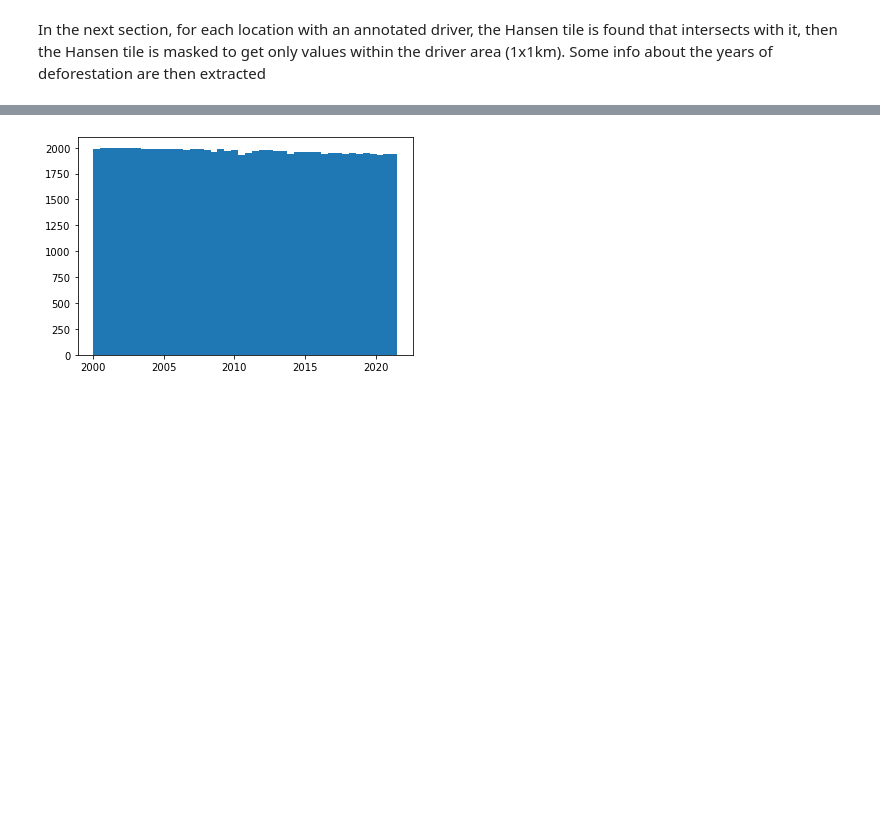
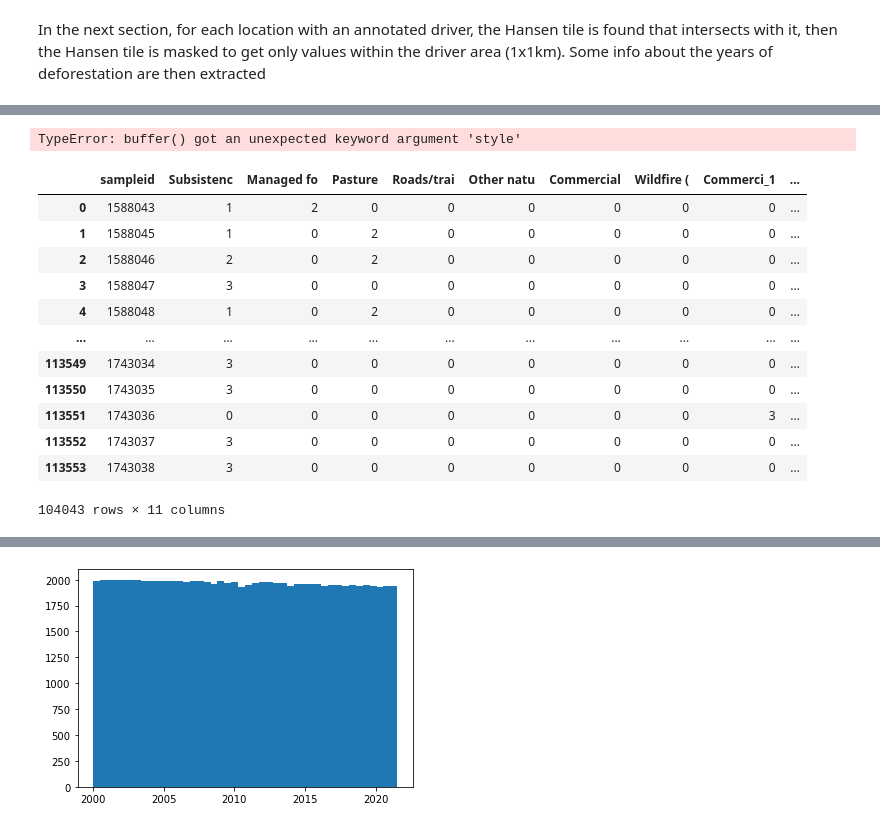
Before and after one commit to janpisl/deforestation-drivers, a Jupyter notebook: notebooks/temporal_distribution_of_geo_wiki_samples.ipynb, the cells around one changed output, grey strips where cells are left out. Cells and saved outputs as stored; diff of their text form; code cells hidden in the pictures; blank space fills up the shorter version.

```diff
--- a/notebooks/temporal_distribution_of_geo_wiki_samples.ipynb
+++ b/notebooks/temporal_distribution_of_geo_wiki_samples.ipynb
@@ -124,0 +156,20 @@ for index, row in locations.iterrows():
+# %%
+geom.buffer(500, style=3)
+# %% [output]
+TypeError: buffer() got an unexpected keyword argument 'style'
+# %%
+campaign.loc[campaign.drop('sampleid', axis=1).max(axis=1) > 1]
+# %% [output]
+|  | sampleid | Subsistenc | Managed fo | Pasture | Roads/trai | Other natu | Commercial | Wildfire ( | Commerci_1 | ... |
+| 0 | 1588043 | 1 | 2 | 0 | 0 | 0 | 0 | 0 | 0 | ... |
+| 1 | 1588045 | 1 | 0 | 2 | 0 | 0 | 0 | 0 | 0 | ... |
+| 2 | 1588046 | 2 | 0 | 2 | 0 | 0 | 0 | 0 | 0 | ... |
+| 3 | 1588047 | 3 | 0 | 0 | 0 | 0 | 0 | 0 | 0 | ... |
+| 4 | 1588048 | 1 | 0 | 2 | 0 | 0 | 0 | 0 | 0 | ... |
+| ... | ... | ... | ... | ... | ... | ... | ... | ... | ... | ... |
+| 113549 | 1743034 | 3 | 0 | 0 | 0 | 0 | 0 | 0 | 0 | ... |
+| 113550 | 1743035 | 3 | 0 | 0 | 0 | 0 | 0 | 0 | 0 | ... |
+| 113551 | 1743036 | 0 | 0 | 0 | 0 | 0 | 0 | 0 | 3 | ... |
+| 113552 | 1743037 | 3 | 0 | 0 | 0 | 0 | 0 | 0 | 0 | ... |
+| 113553 | 1743038 | 3 | 0 | 0 | 0 | 0 | 0 | 0 | 0 | ... |
+104043 rows × 11 columns
```
Also changed, not shown: parts of 14 cells of this notebook.
